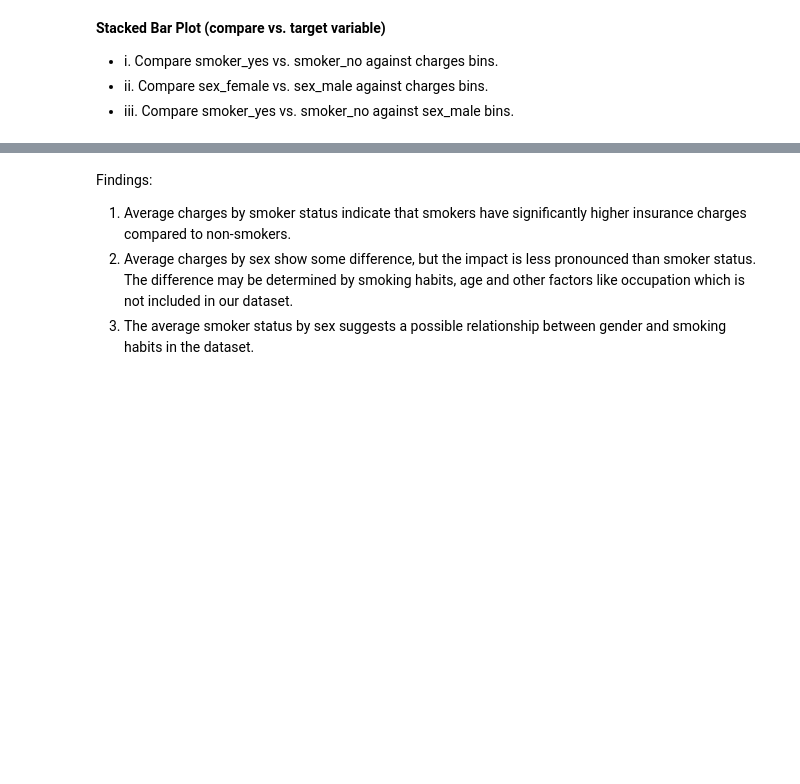
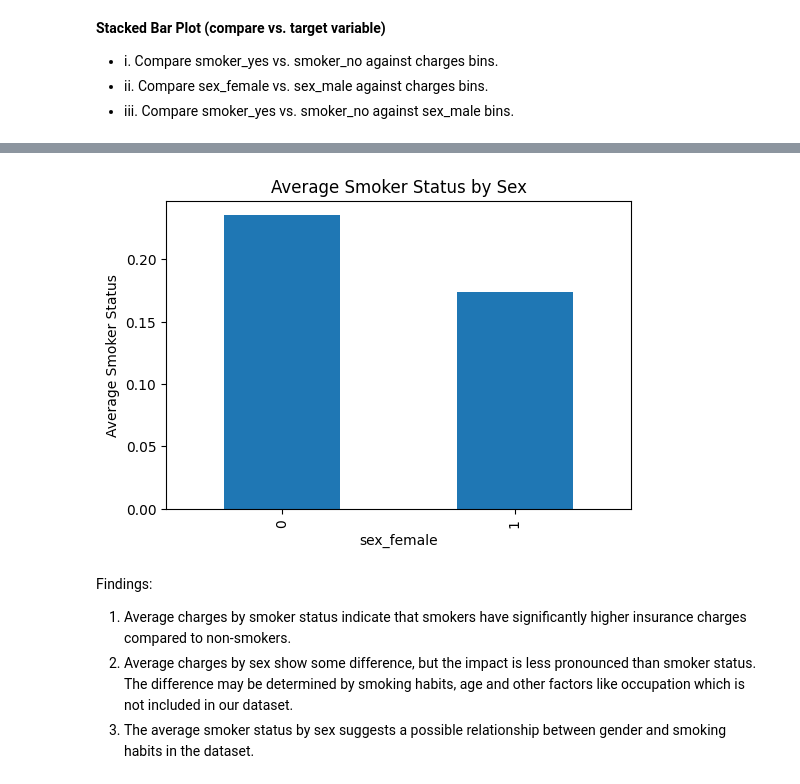
Before and after one commit to ka-kwok/Hackathon2Team1Project-Health-Insurance-Analysis, a Jupyter notebook: jupyter_notebooks/data_visualization.ipynb, the cells around one changed output, grey strips where cells are left out. Cells and saved outputs as stored; diff of their text form; code cells hidden in the pictures; blank space fills up the shorter version.

```diff
--- a/jupyter_notebooks/data_visualization.ipynb
+++ b/jupyter_notebooks/data_visualization.ipynb
@@ -155,10 +183,12 @@ plt.show()
 # %%
-df_grouped = df_encoded.groupby(["sex_male"])["smoker_yes"].mean()
+df_grouped = df_encoded.groupby(["sex_female"])["smoker_yes"].mean()
 
 df_grouped.plot(kind="bar", figsize=(6,4))
 plt.title("Average Smoker Status by Sex")
 plt.ylabel("Average Smoker Status")
 plt.show()
+# %% [output]
+[figure, added]
 # %% [markdown]
 Findings:
 
```
Also changed, not shown: parts of 19 cells of this notebook, 1 other file.
